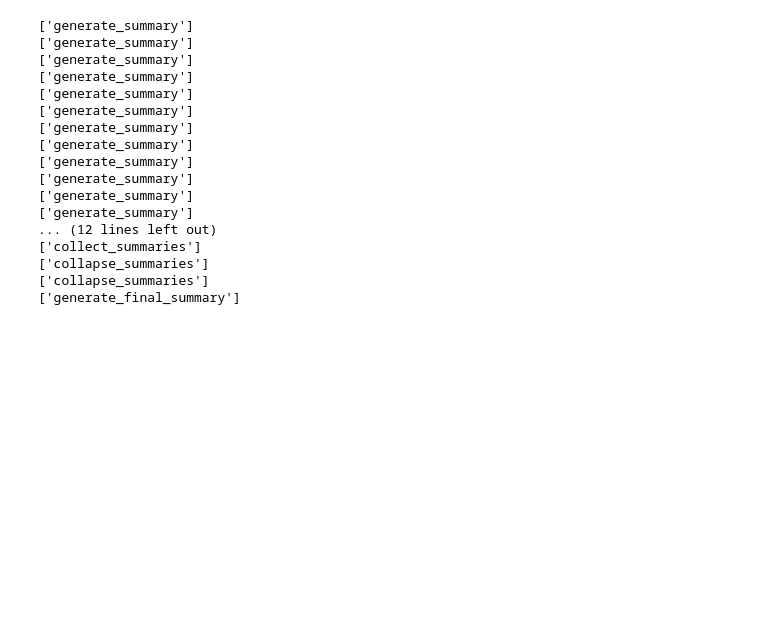
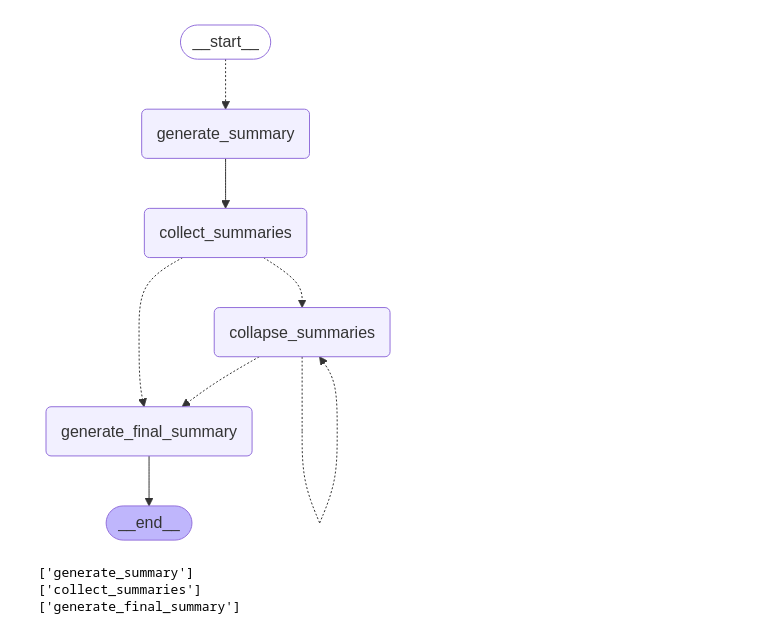
Before and after one commit to CogitoNTNU/cogitoxinfor-agents, a Jupyter notebook: teodor/langgraph/summarizer.ipynb, the cells around one changed output. Drawn from its saved outputs; the diff is of its cells as text; code cells hidden in the pictures; blank space fills up the shorter version.

```diff
--- a/teodor/langgraph/summarizer.ipynb
+++ b/teodor/langgraph/summarizer.ipynb
@@ -44,7 +44,12 @@ def astradb_loader(collection_name, cleaned_name_value):
 # docs = astradb_loader(collection_name, cleaned_name)
 # %%
 from langchain_community.document_loaders import WebBaseLoader
+import uuid
 
 loader = WebBaseLoader("https://lilianweng.github.io/posts/2023-06-23-agent/")
+
 docs = loader.load()
+
+for doc in docs:
+    doc.id = str(uuid.uuid4())
 # %%
@@ -317,10 +194,16 @@ graph.add_conditional_edges("collect_summaries", should_collapse)
 graph.add_conditional_edges("collapse_summaries", should_collapse)
 graph.add_edge("generate_final_summary", END)
 app = graph.compile()
+# %%
+from IPython.display import display, Image
+
+display(Image(app.get_graph().draw_mermaid_png()))
+# %% [output]
+[figure, added]
 # %%
 async for step in app.astream(
     {
-        "contents": [doc.page_content for doc in pages],
+        "contents": [doc.page_content for doc in docs],
         "summaries": [],  # Initialize with an empty list
         "collapsed_summaries": [],  # Initialize with an empty list
         "final_summary": "",  # Initialize with an empty string
@@ -329,21 +212,7 @@ async for step in app.astream(
     print(list(step.keys()))
 # %% [output]
 ['generate_summary']
-['generate_summary']
-['generate_summary']
-['generate_summary']
-['generate_summary']
-['generate_summary']
-['generate_summary']
-['generate_summary']
-['generate_summary']
-['generate_summary']
-['generate_summary']
-['generate_summary']
-... (12 lines left out)
 ['collect_summaries']
-['collapse_summaries']
-['collapse_summaries']
 ['generate_final_summary']
 # %%
 print(step)
```
Also changed, not shown: parts of 5 cells of this notebook, 5 other files.
